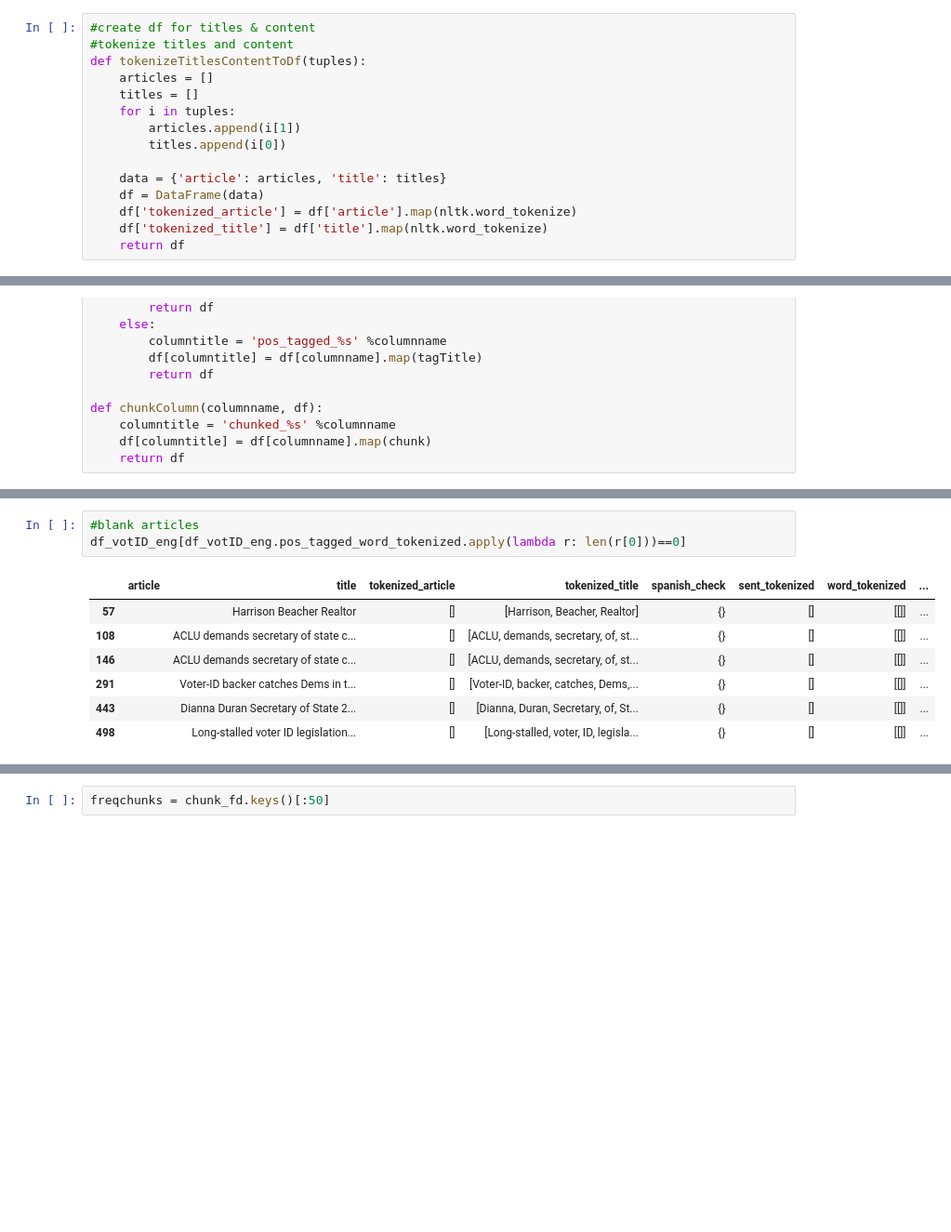
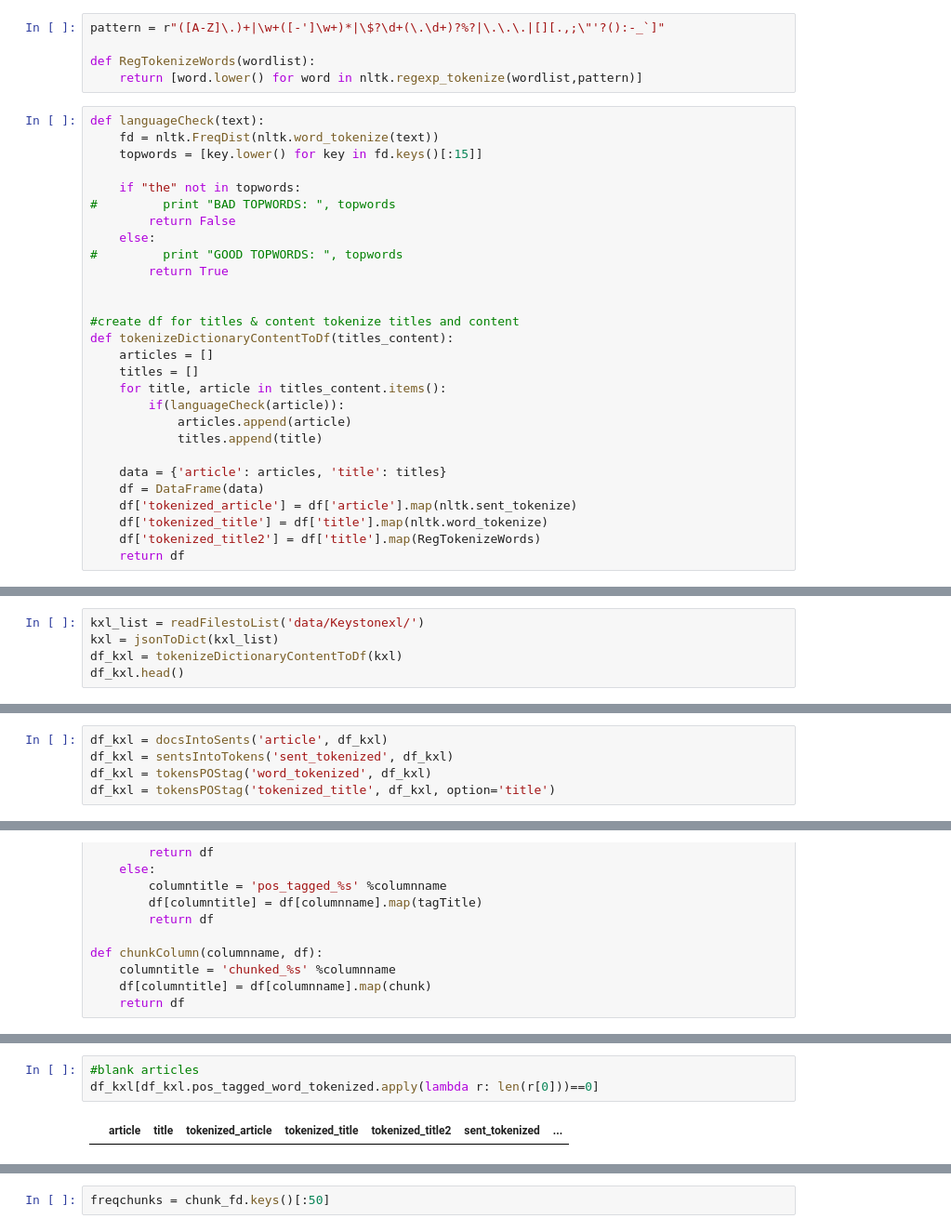
Before and after one commit to Anand-/nlp2014_final, a Jupyter notebook: robyn_keyphrase_addition.ipynb, the cells around one changed output, grey strips where cells are left out. Shown at 93% size. Saved outputs shown, nothing was run; the diff lists cells and outputs as text; blank space fills up the shorter version.

```diff
--- a/robyn_keyphrase_addition.ipynb
+++ b/robyn_keyphrase_addition.ipynb
@@ -191,15 +47,33 @@ votID = jsonToTuples(voterID)
+# %%
+pattern = r"([A-Z]\.)+|\w+([-']\w+)*|\$?\d+(\.\d+)?%?|\.\.\.|[][.,;\"'?():-_`]"
+
+def RegTokenizeWords(wordlist):
+    return [word.lower() for word in nltk.regexp_tokenize(wordlist,pattern)]
 # %%
-#create df for titles & content
-#tokenize titles and content
-def tokenizeTitlesContentToDf(tuples):
+def languageCheck(text):
+    fd = nltk.FreqDist(nltk.word_tokenize(text))
+    topwords = [key.lower() for key in fd.keys()[:15]]
+
+    if "the" not in topwords:
+#         print "BAD TOPWORDS: ", topwords
+        return False
+    else:
+#         print "GOOD TOPWORDS: ", topwords
+        return True
+
+
+#create df for titles & content tokenize titles and content
+def tokenizeDictionaryContentToDf(titles_content):
     articles = []
     titles = []
-    for i in tuples:
-        articles.append(i[1])
-        titles.append(i[0])
+    for title, article in titles_content.items():
+        if(languageCheck(article)):
+            articles.append(article)
+            titles.append(title)
 
     data = {'article': articles, 'title': titles}
     df = DataFrame(data)
-    df['tokenized_article'] = df['article'].map(nltk.word_tokenize)
+    df['tokenized_article'] = df['article'].map(nltk.sent_tokenize)
     df['tokenized_title'] = df['title'].map(nltk.word_tokenize)
+    df['tokenized_title2'] = df['title'].map(RegTokenizeWords)
     return df
@@ -229,0 +80,5 @@ len(df_votID_eng[df_votID_eng['spanish_check'].apply(lambda r: 'los' in r)==True
+# %%
+kxl_list = readFilestoList('data/Keystonexl/')
+kxl = jsonToDict(kxl_list)
+df_kxl = tokenizeDictionaryContentToDf(kxl)
+df_kxl.head()
@@ -311,0 +127,5 @@ def createCorpusSingleColumn(df, columnName1):
+# %%
+df_kxl = docsIntoSents('article', df_kxl)
+df_kxl = sentsIntoTokens('sent_tokenized', df_kxl)
+df_kxl = tokensPOStag('word_tokenized', df_kxl)
+df_kxl = tokensPOStag('tokenized_title', df_kxl, option='title')
@@ -393,11 +231,5 @@ df_votID_eng.head()
 # %%
 #blank articles
-df_votID_eng[df_votID_eng.pos_tagged_word_tokenized.apply(lambda r: len(r[0]))==0]
+df_kxl[df_kxl.pos_tagged_word_tokenized.apply(lambda r: len(r[0]))==0]
 # %% [output]
-|  | article | title | tokenized_article | tokenized_title | spanish_check | sent_tokenized | word_tokenized | ... |
-| 57 |  | Harrison Beacher Realtor | [] | [Harrison, Beacher, Realtor] | {} | [] | [[]] | ... |
-| 108 |  | ACLU demands secretary of state c... | [] | [ACLU, demands, secretary, of, st... | {} | [] | [[]] | ... |
-| 146 |  | ACLU demands secretary of state c... | [] | [ACLU, demands, secretary, of, st... | {} | [] | [[]] | ... |
-| 291 |  | Voter-ID backer catches Dems in t... | [] | [Voter-ID, backer, catches, Dems,... | {} | [] | [[]] | ... |
-| 443 |  | Dianna Duran Secretary of State 2... | [] | [Dianna, Duran, Secretary, of, St... | {} | [] | [[]] | ... |
-| 498 |  | Long-stalled voter ID legislation... | [] | [Long-stalled, voter, ID, legisla... | {} | [] | [[]] | ... |
+|  | article | title | tokenized_article | tokenized_title | tokenized_title2 | sent_tokenized | ... |
```
Also changed, not shown: parts of 77 cells of this notebook, 1 other file.
